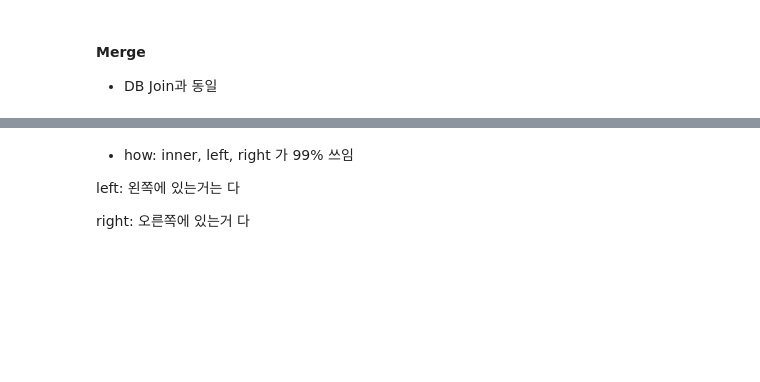
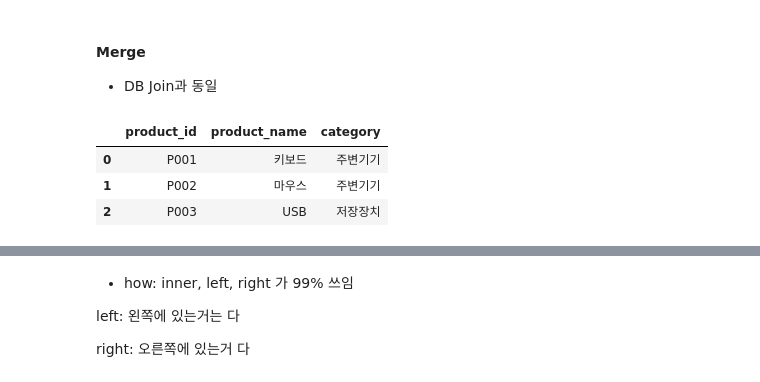
Before and after one commit to Trymind0419/ai-datapipeline-2026, a Jupyter notebook: chapt02/판다스집계.ipynb, the cells around one changed output, grey strips where cells are left out. Saved outputs shown, nothing was run; the diff lists cells and outputs as text; code cells hidden in the pictures; blank space fills up the shorter version.

```diff
--- a/chapt02/판다스집계.ipynb
+++ b/chapt02/판다스집계.ipynb
@@ -239,9 +243,15 @@ total
 # %%
 products = pd.DataFrame({
     "product_id": ["P001", "P002", "P003"],
     "product_name": ["키보드", "마우스", "USB"],
     "category": ["주변기기", "주변기기", "저장장치"]
 })
+products
+# %% [output]
+|  | product_id | product_name | category |
+| 0 | P001 | 키보드 | 주변기기 |
+| 1 | P002 | 마우스 | 주변기기 |
+| 2 | P003 | USB | 저장장치 |
 # %%
 orders
 # 보통 product_id로 작성함. for 데이터 무결성
```
Also changed, not shown: parts of 4 cells of this notebook, 2 other files.
